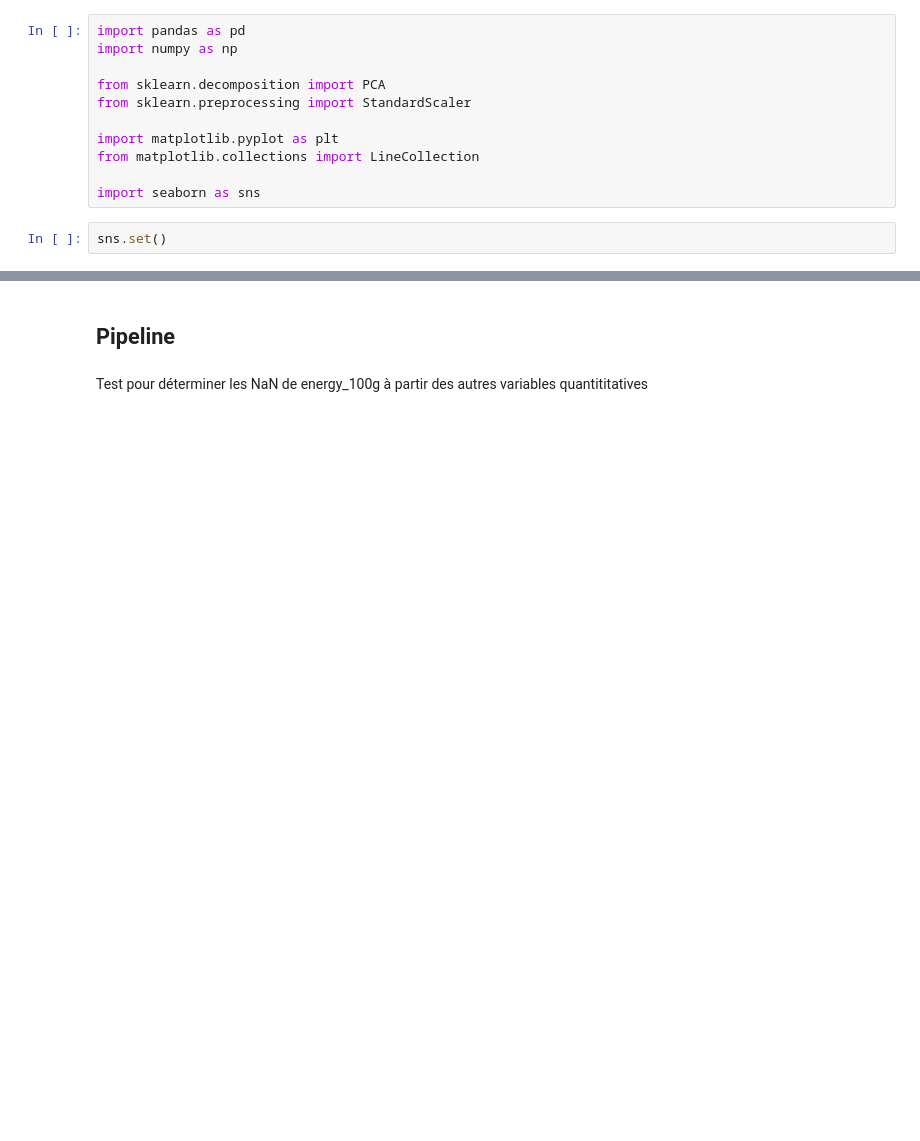
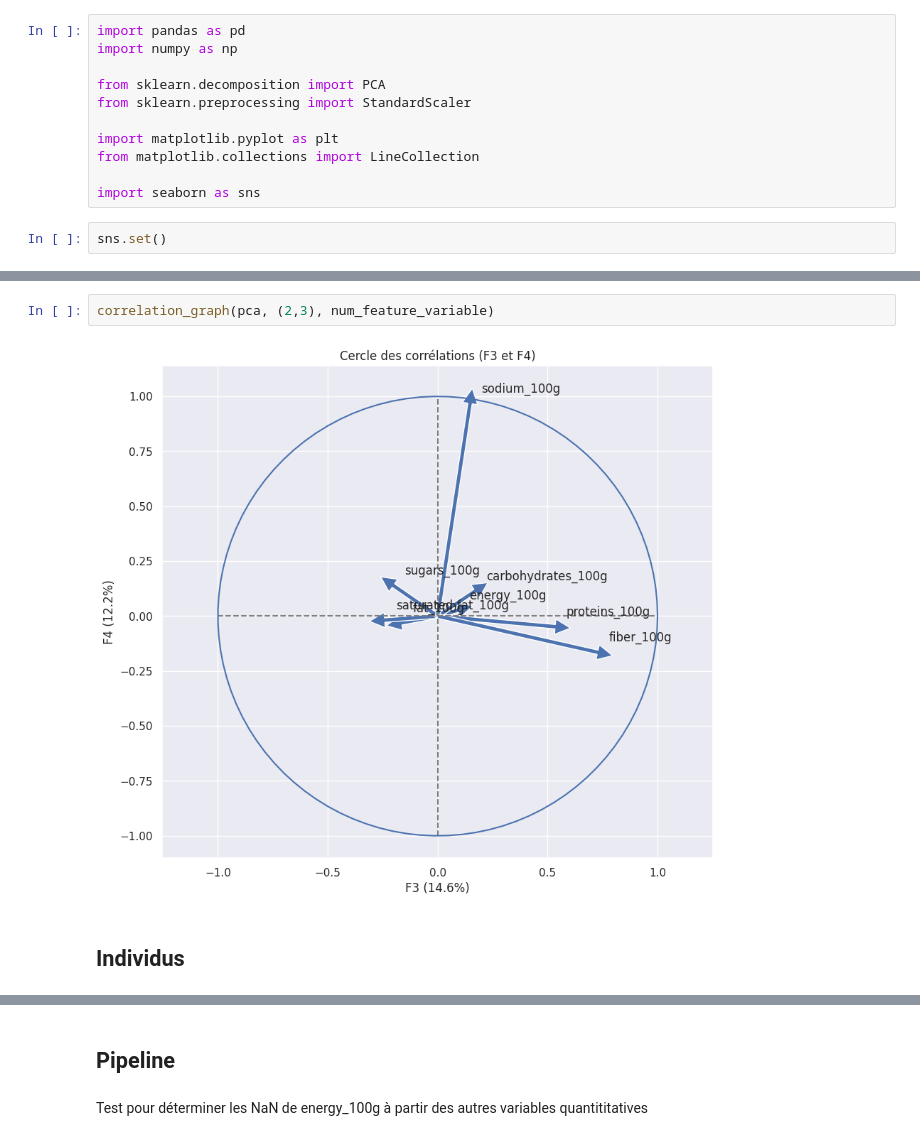
Before and after one commit to helenatong/oc_p3_cleaning_dataset_and_analysis, a Jupyter notebook: project3_cleaning.ipynb, the cells around one changed output, grey strips where cells are left out. Drawn from its saved outputs; the diff is of its cells as text; blank space fills up the shorter version.

```diff
--- a/project3_cleaning.ipynb
+++ b/project3_cleaning.ipynb
@@ -736,0 +990,6 @@ plt.show(block=False)
+# %%
+correlation_graph(pca, (2,3), num_feature_variable)
+# %% [output]
+[figure, added]
+# %% [markdown]
+## Individus
```
Also changed, not shown: parts of 42 cells of this notebook.
